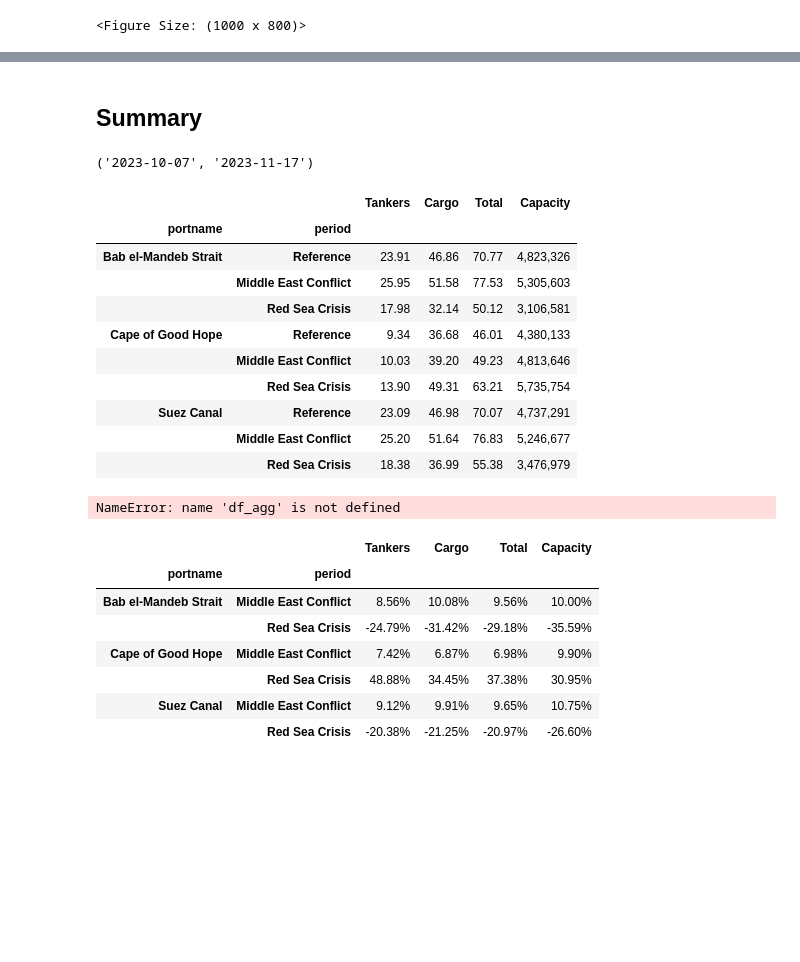
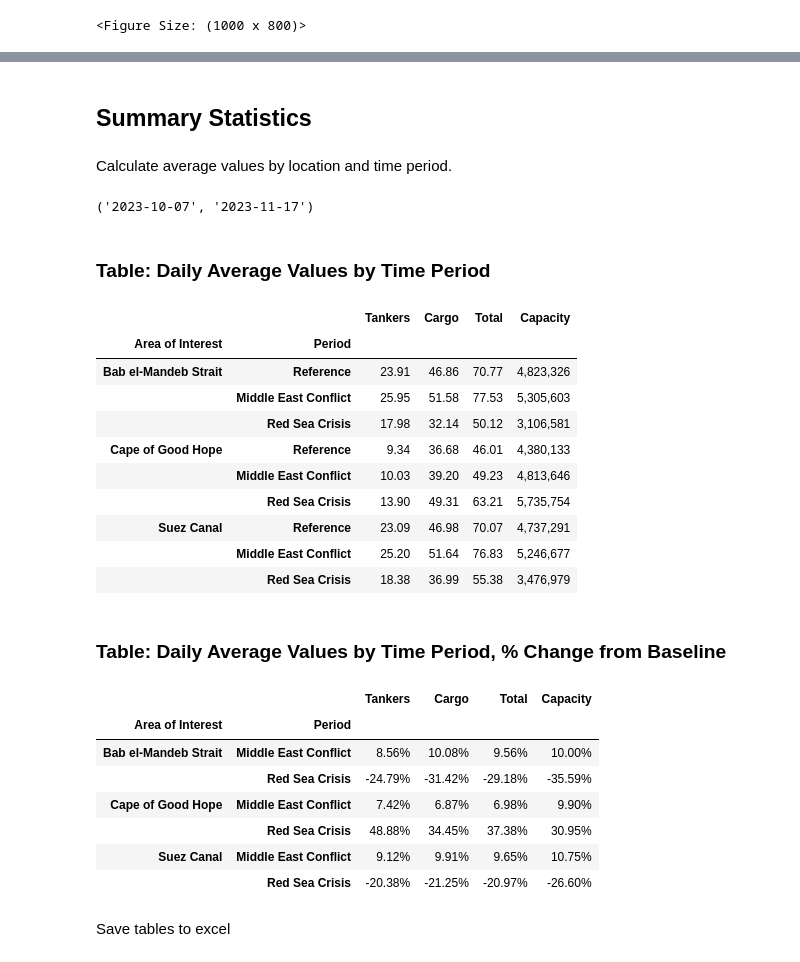
Before and after one commit to datapartnership/red-sea-monitoring, a Jupyter notebook: notebooks/chokepoints/red-sea-chokepoints.ipynb, the cells around one changed output, grey strips where cells are left out. Cells and saved outputs as stored; diff of their text form; code cells hidden in the pictures; blank space fills up the shorter version.

Commit message:
fix tables, add sharepoint links and maps

```diff
--- a/notebooks/chokepoints/red-sea-chokepoints.ipynb
+++ b/notebooks/chokepoints/red-sea-chokepoints.ipynb
@@ -9,8 +13,9 @@ import os
 import sys
 from os.path import join, exists
 
-
 import pandas as pd
+import geopandas as gpd
+from shapely.geometry import Point
 
 import git
 
@@ -27,6 +32,6 @@ import plotnine
 
 plotnine.options.figure_size = (10, 8)
 
-output_dir = r"C:\Users\WB514197\OneDrive - WBG\GOST_Deliverables\Red Sea\Data"
+output_dir = r"C:\Users\WB514197\WBG\Development Data Partnership - Red Sea Maritime Monitoring"
 charts_dir = join(git_root, "reports")
 # %% [markdown]
@@ -67,4 +91,5 @@ df_chokepoints.loc[:, "ymd"] = df_chokepoints.date.dt.strftime("%Y-%m-%d")
 # %%
 # df = pd.read_csv(join(output_dir, f'chokepoints_data_{time.strftime("%m_%d_%Y")}.csv'))
-df = pd.read_csv(join(output_dir, "chokepoints_data_02_26_2024.csv"))
+df = pd.read_csv(join(output_dir, 'data', 'PortWatch-data', "chokepoints_data_02_26_2024.csv"))
 df.date = pd.to_datetime(df.date)
+df = df.loc[df.date >= "2019-01-01"].copy()
@@ -260,5 +294,7 @@ p3.save(
 # %% [markdown]
-## Summary
+## Summary Statistics
+# %% [markdown]
+Calculate average values by location and time period.
 # %%
 conflict_date, crisis_date
 # %% [output]
@@ -287,26 +322,28 @@ df_agg = df_agg.reindex(
+# %% [markdown]
+### Table: Daily Average Values by Time Period
 # %%
 table = df_agg.copy()
 # format column numbers to 2 decimal places only for first three columns
-# df_agg = df_agg.applymap(lambda x: "{:.2f}".format(x))
 table.iloc[:, :3] = table.iloc[:, :3].applymap(lambda x: "{:.2f}".format(x))
 
 # format last column numbers to thousands
 table.loc[:, "capacity"] = table.capacity.apply(lambda x: "{:,.0f}".format(x))
 
 table.rename(
     columns={
         "n_tanker": "Tankers",
         "n_cargo": "Cargo",
         "n_total": "Total",
         "capacity": "Capacity",
     },
     inplace=True,
 )
-table
+table.index.names = ["Area of Interest", "Period"]
+display(table)
 # table.transpose()
 # %% [output]
 |  |  | Tankers | Cargo | Total | Capacity |
-| portname | period |  |  |  |  |
+| Area of Interest | Period |  |  |  |  |
 | Bab el-Mandeb Strait | Reference | 23.91 | 46.86 | 70.77 | 4,823,326 |
 |  | Middle East Conflict | 25.95 | 51.58 | 77.53 | 5,305,603 |
 |  | Red Sea Crisis | 17.98 | 32.14 | 50.12 | 3,106,581 |
@@ -318,8 +355,6 @@ table
 |  | Red Sea Crisis | 18.38 | 36.99 | 55.38 | 3,476,979 |
 # %%
 df_agg_copy = df_agg.copy()
-# %% [output]
-NameError: name 'df_agg' is not defined
 # %%
 res = []
 for aoi in aois:
@@ -336,6 +371,8 @@ for aoi in aois:
     res.append(df_sub2)
 # %%
 df_agg_pct = pd.concat(res)
+# %% [markdown]
+### Table: Daily Average Values by Time Period, % Change from Baseline
 # %%
 df_agg_pct.reset_index(inplace=True)
 df_agg_pct.set_index(["portname", "period"], inplace=True)
@@ -351,13 +388,16 @@ df_agg_pct.rename(
     },
     inplace=True,
 )
-df_agg_pct
+df_agg_pct.index.names = ["Area of Interest", "Period"]
+display(df_agg_pct)
 # %% [output]
 |  |  | Tankers | Cargo | Total | Capacity |
-| portname | period |  |  |  |  |
+| Area of Interest | Period |  |  |  |  |
 | Bab el-Mandeb Strait | Middle East Conflict | 8.56% | 10.08% | 9.56% | 10.00% |
 |  | Red Sea Crisis | -24.79% | -31.42% | -29.18% | -35.59% |
 | Cape of Good Hope | Middle East Conflict | 7.42% | 6.87% | 6.98% | 9.90% |
 |  | Red Sea Crisis | 48.88% | 34.45% | 37.38% | 30.95% |
 | Suez Canal | Middle East Conflict | 9.12% | 9.91% | 9.65% | 10.75% |
 |  | Red Sea Crisis | -20.38% | -21.25% | -20.97% | -26.60% |
+# %% [markdown]
+Save tables to excel
```
Also changed, not shown: parts of 51 cells of this notebook, 4 other files.
